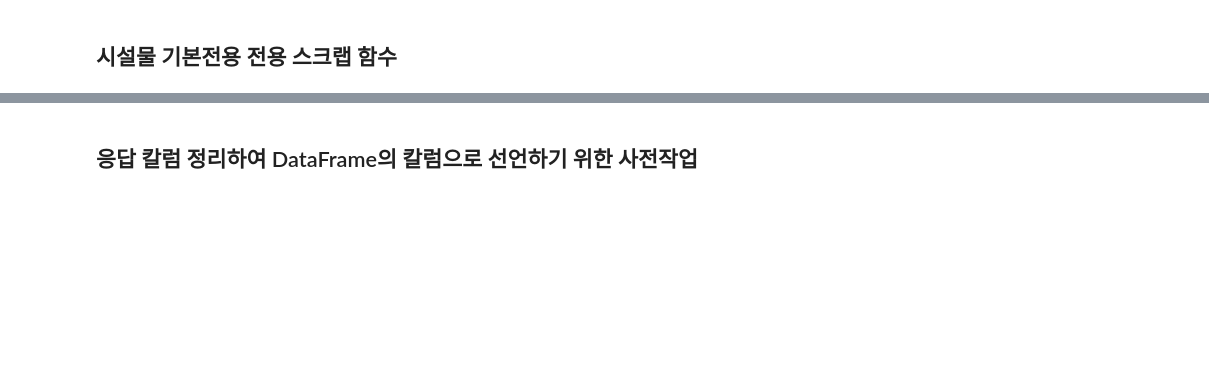
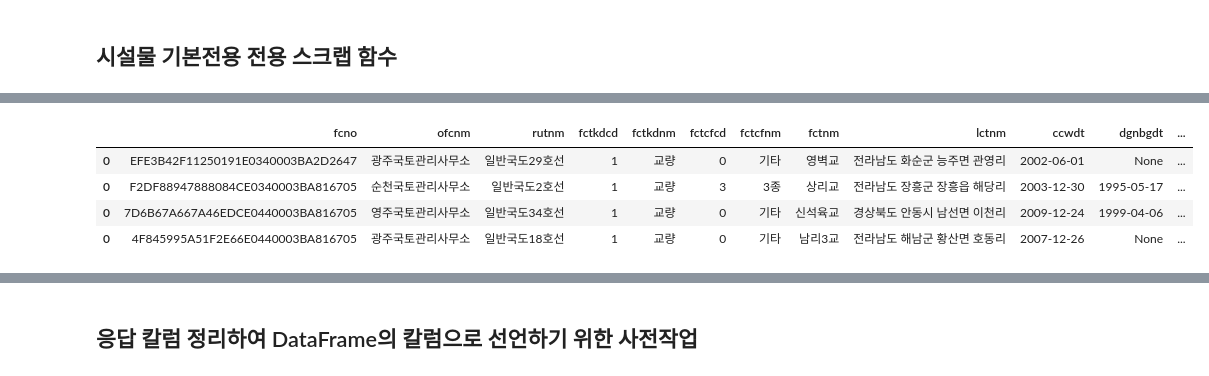
Before and after one commit to hyokwan/python_automation, a Jupyter notebook: apiScrapy/codeset/20.selectIoFmSpcfDtl.ipynb, the cells around one changed output, grey strips where cells are left out. Cells and saved outputs as stored; diff of their text form; code cells hidden in the pictures; blank space fills up the shorter version.

```diff
--- a/apiScrapy/codeset/20.selectIoFmSpcfDtl.ipynb
+++ b/apiScrapy/codeset/20.selectIoFmSpcfDtl.ipynb
@@ -171,2 +237,11 @@ resultDfMerged.shape
+# %%
+resultDfMerged = resultDfMerged.dropna(how='all', axis=1)
+resultDfMerged
+# %% [output]
+|  | fcno | ofcnm | rutnm | fctkdcd | fctkdnm | fctcfcd | fctcfnm | fctnm | lctnm | ccwdt | dgnbgdt | ... |
+| 0 | EFE3B42F11250191E0340003BA2D2647 | 광주국토관리사무소 | 일반국도29호선 | 1 | 교량 | 0 | 기타 | 영벽교 | 전라남도 화순군 능주면 관영리 | 2002-06-01 | None | ... |
+| 0 | F2DF88947888084CE0340003BA816705 | 순천국토관리사무소 | 일반국도2호선 | 1 | 교량 | 3 | 3종 | 상리교 | 전라남도 장흥군 장흥읍 해당리 | 2003-12-30 | 1995-05-17 | ... |
+| 0 | 7D6B67A667A46EDCE0440003BA816705 | 영주국토관리사무소 | 일반국도34호선 | 1 | 교량 | 0 | 기타 | 신석육교 | 경상북도 안동시 남선면 이천리 | 2009-12-24 | 1999-04-06 | ... |
+| 0 | 4F845995A51F2E66E0440003BA816705 | 광주국토관리사무소 | 일반국도18호선 | 1 | 교량 | 0 | 기타 | 남리3교 | 전라남도 해남군 황산면 호동리 | 2007-12-26 | None | ... |
 # %%
 cf.savedata(resultDfMerged, SITENAME,DATANAME,SERVICENAME)
```
Also changed, not shown: parts of 13 cells of this notebook, 6 other files.
